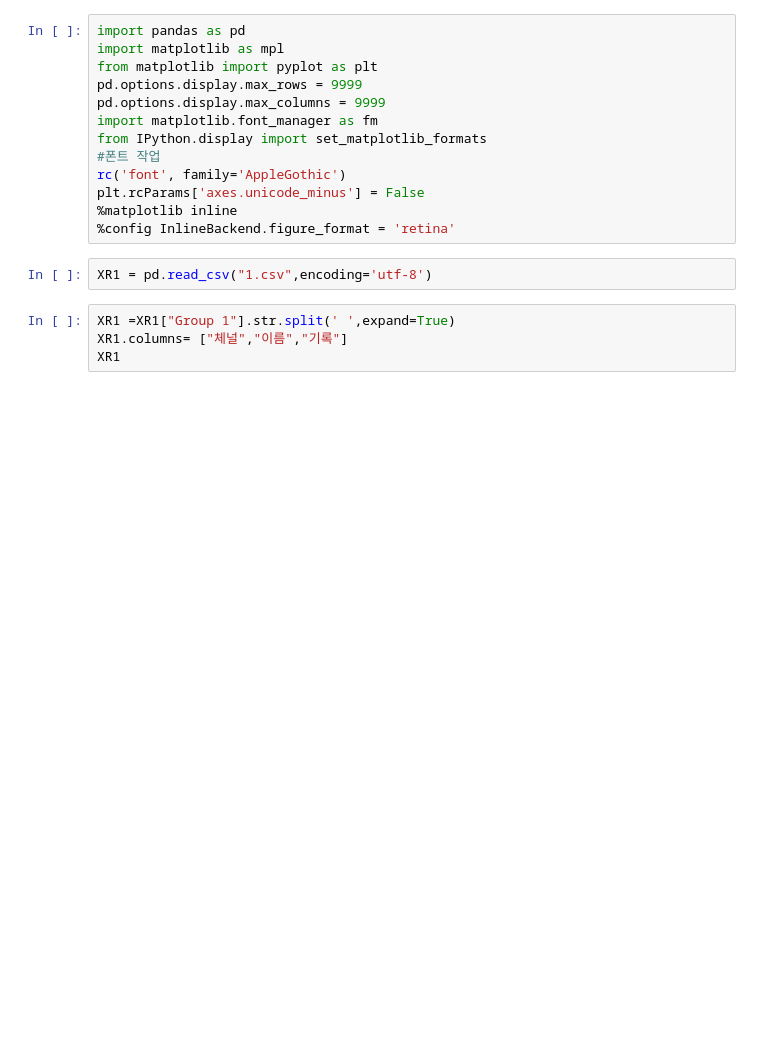
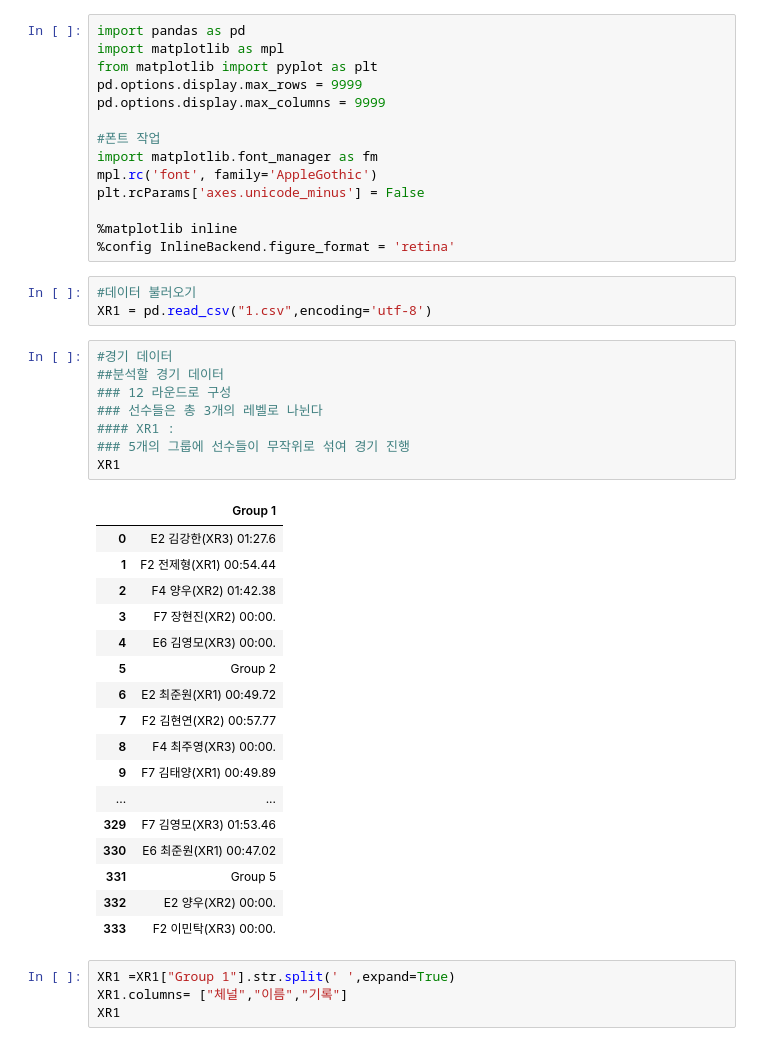
Before and after one commit to micro94/FPV_RACE_RECORD, a Jupyter notebook: XR1-round2(1).ipynb, the cells around one changed output. Cells and saved outputs as stored; diff of their text form; blank space fills up the shorter version.

```diff
--- a/XR1-round2(1).ipynb
+++ b/XR1-round2(1).ipynb
@@ -4,15 +4,43 @@ import matplotlib as mpl
 from matplotlib import pyplot as plt
 pd.options.display.max_rows = 9999
 pd.options.display.max_columns = 9999
+
+#폰트 작업
 import matplotlib.font_manager as fm
-from IPython.display import set_matplotlib_formats
-#폰트 작업
-rc('font', family='AppleGothic')
+mpl.rc('font', family='AppleGothic')
 plt.rcParams['axes.unicode_minus'] = False
+
 %matplotlib inline
 %config InlineBackend.figure_format = 'retina'
 # %%
+#데이터 불러오기
 XR1 = pd.read_csv("1.csv",encoding='utf-8')
+# %%
+#경기 데이터
+##분석할 경기 데이터
+### 12 라운드로 구성
+### 선수들은 총 3개의 레벨로 나뉜다
+#### XR1 :
+### 5개의 그룹에 선수들이 무작위로 섞여 경기 진행
+XR1
+# %% [output]
+|  | Group 1 |
+| 0 | E2 김강한(XR3) 01:27.6 |
+| 1 | F2 전제형(XR1) 00:54.44 |
+| 2 | F4 양우(XR2) 01:42.38 |
+| 3 | F7 장현진(XR2) 00:00. |
+| 4 | E6 김영모(XR3) 00:00. |
+| 5 | Group 2 |
+| 6 | E2 최준원(XR1) 00:49.72 |
+| 7 | F2 김현연(XR2) 00:57.77 |
+| 8 | F4 최주영(XR3) 00:00. |
+| 9 | F7 김태양(XR1) 00:49.89 |
+| ... | ... |
+| 329 | F7 김영모(XR3) 01:53.46 |
+| 330 | E6 최준원(XR1) 00:47.02 |
+| 331 | Group 5 |
+| 332 | E2 양우(XR2) 00:00. |
+| 333 | F2 이민탁(XR3) 00:00. |
 # %%
 XR1 =XR1["Group 1"].str.split(' ',expand=True)
 XR1.columns= ["체널","이름","기록"]
```
